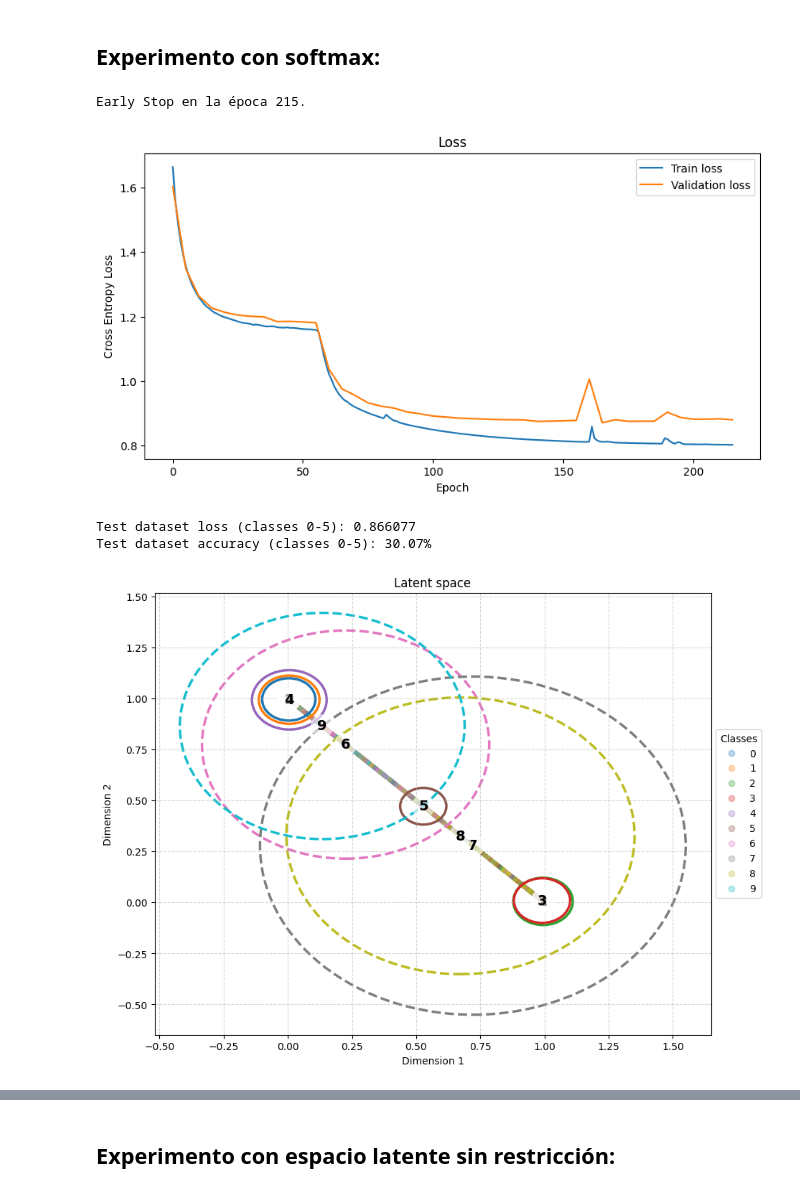
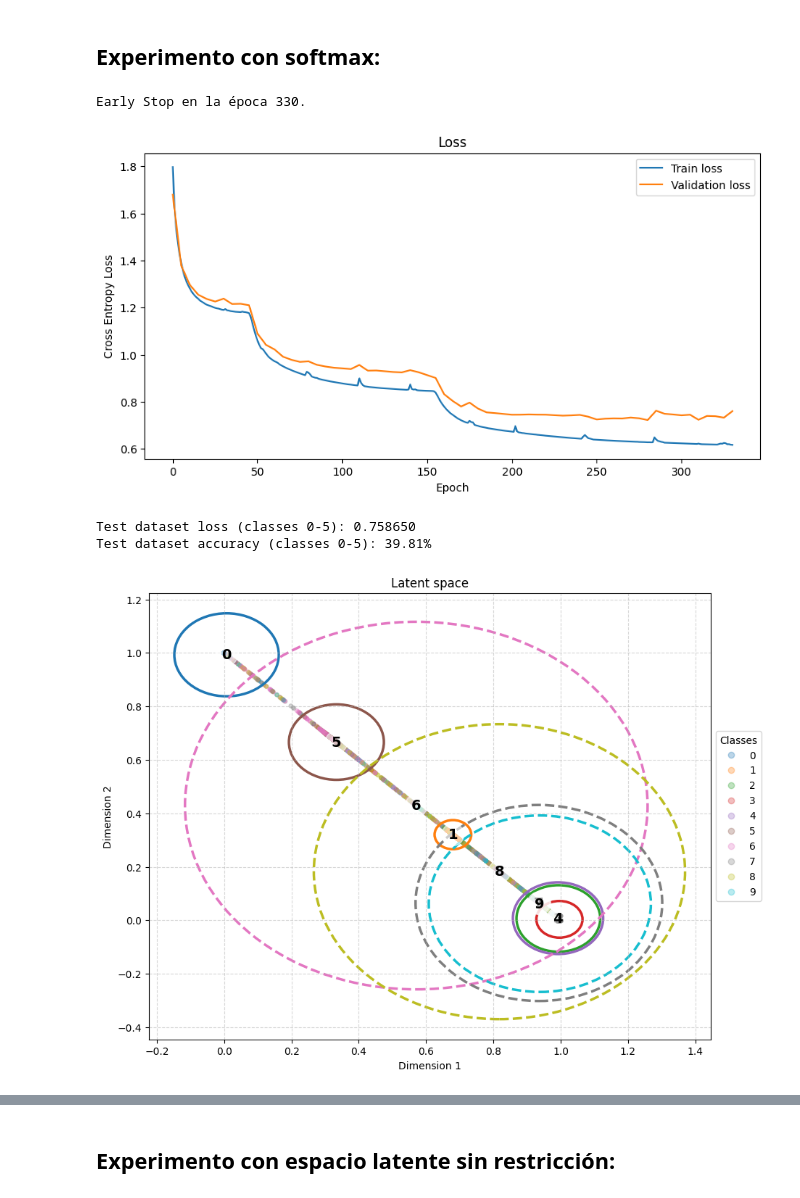
Before and after one commit to Lucy-syu/Out-of-distribution-Detection-Model, a Jupyter notebook: OODAutoencoder.ipynb, the cells around one changed output, grey strips where cells are left out. Drawn from its saved outputs; the diff is of its cells as text; code cells hidden in the pictures.

```diff
--- a/OODAutoencoder.ipynb
+++ b/OODAutoencoder.ipynb
@@ -463,10 +463,22 @@ class SoftmaxEncoder(nn.Module):
 
         self.classifier = nn.Linear(latent_dims, num_classes)
 
+        self.decoder = nn.Sequential(
+            nn.Linear(latent_dims, 64),
+            nn.LeakyReLU(),
+            nn.Linear(64, 128),
+            nn.LeakyReLU(),
+            nn.Linear(128, 28 * 28),
+            nn.Sigmoid()
+        )
+
     def forward(self, x):
         latent_space = self.encoder(x)
         predict = self.classifier(latent_space)
-        return predict, latent_space
+        reconstructed = self.decoder(latent_space)
+        reconstructed = reconstructed.view(-1, 1, 28, 28)
+
+        return predict, latent_space, reconstructed
 # %%
 model = SoftmaxEncoder(latent_dims=2).to(device)
 learning_rate = 1e-3
@@ -474,7 +486,7 @@ early_stop = Early_Stop(patience=patience, delta=delta)
 optimizer = torch.optim.Adam
 
 model, train_loss_list, val_loss_list = learning_loop(
-    train_loader, val_loader, model, epochs, loss_fn, learning_rate, optimizer, validation_freq, early_stop
+    train_loader, val_loader, model, epochs, loss_fn_cls, loss_fn_rec, learning_rate, optimizer, validation_freq, early_stop
 )
 
 plt.figure(figsize=(10, 5))
@@ -486,8 +498,8 @@ plt.xlabel('Epoch')
 plt.ylabel('Cross Entropy Loss')
 plt.show()
 # %% [output]
-Early Stop en la época 215.
+Early Stop en la época 330.
-[figure, old version]
+[figure, new version]
 # %%
 test_loader = DataLoader(
     test_dataset,
@@ -502,17 +514,18 @@ test_set_size = 0
 with torch.no_grad():
     for x_true, y_true in test_loader:
 
-        y_pred, latent_space = model(x_true)
+        y_pred, latent_space, x_rec = model(x_true)
         preds = torch.argmax(y_pred, dim=-1)
-
         correct_answers = torch.sum(preds == y_true)
         test_correct_answers += correct_answers.item()
         test_set_size += y_true.numel()
 
         mask = y_true <= 5
         if mask.any(): # Si hay al menos un número del 0 al 5 en este batch.
-            loss_test = loss_fn(y_pred[mask], y_true[mask])
-            test_step_loss_list.append(loss_test.item())
+            loss_test_cls = loss_fn_cls(y_pred[mask], y_true[mask])
+            loss_test_rec = loss_fn_rec(x_rec[mask], x_true[mask])
+            total_loss = loss_test_cls + loss_test_rec
+            test_step_loss_list.append(total_loss.item())
 
 final_test_loss = np.mean(test_step_loss_list)
 final_test_acc = test_correct_answers / float(test_set_size)
@@ -520,8 +533,8 @@ final_test_acc = test_correct_answers / float(test_set_size)
 print(f"Test dataset loss (classes 0-5): {final_test_loss:.6f}")
 print(f"Test dataset accuracy (classes 0-5): {final_test_acc:.2%}")
 # %% [output]
-Test dataset loss (classes 0-5): 0.866077
-Test dataset accuracy (classes 0-5): 30.07%
+Test dataset loss (classes 0-5): 0.758650
+Test dataset accuracy (classes 0-5): 39.81%
 # %%
 test_loader = DataLoader(test_dataset,
                          batch_size=batch_size,
@@ -532,7 +545,7 @@ labels_list = []
 
 with torch.no_grad():
     for x_test, y_test in test_loader:
-        _, latent = model(x_test)
+        _, latent, _ = model(x_test)
         encodings_list.append(latent.cpu())
         labels_list.append(y_test.cpu())
 
@@ -555,34 +568,34 @@ ax.set_xlabel('Dimension 1')
 ax.set_ylabel('Dimension 2')
 ax.grid(True, linestyle='--', alpha=0.5)
 
 for clase in range(10):
     puntos_clase = encodings_np[labels_np == clase]
     if len(puntos_clase) == 0: continue
 
     media_x, media_y = np.mean(puntos_clase, axis=0)
     std_x, std_y = np.std(puntos_clase, axis=0)
     color = scatter.cmap(scatter.norm(clase))
 
     elipse = Ellipse(xy=(media_x, media_y),
                      width=std_x * 4,
                      height=std_y * 4,
                      edgecolor=color,
                      fc='None',
                      lw=2.5,
                      linestyle='-' if clase <= 5 else '--')
     ax.add_patch(elipse)
 
     # Class number.
     ax.annotate(str(clase), (media_x, media_y),
                 weight='bold', size=14, ha='center', va='center',
                 bbox=dict(boxstyle="circle", alpha=0.6, color='white'))
 
 legend_handles, _ = scatter.legend_elements()
 ax.legend(legend_handles, [str(i) for i in range(10)], title="Classes", loc='center left', bbox_to_anchor=(1, 0.5))
 
 plt.show()
 # %% [output]
-[figure, old version]
+[figure, new version]
 # %%
 x_min, x_max = encodings_np.min(), encodings_np.max()
 x_range = np.linspace(x_min - 1, x_max + 1, 500)
```
Also changed, not shown: parts of 15 cells of this notebook.
